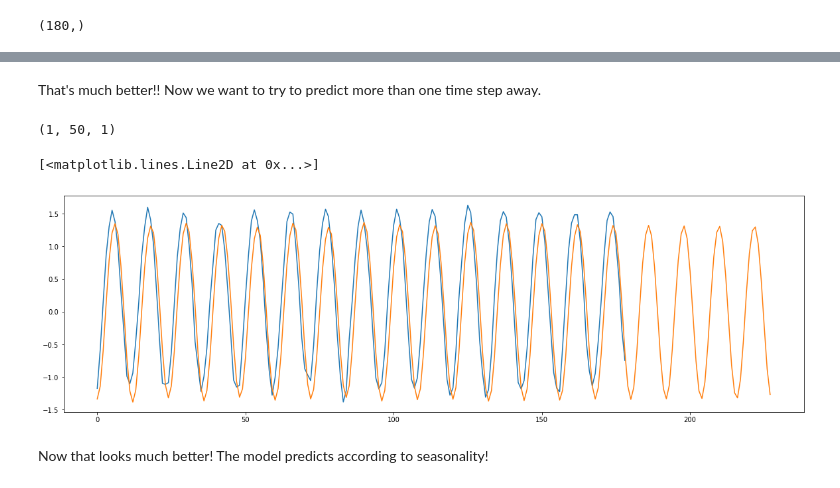
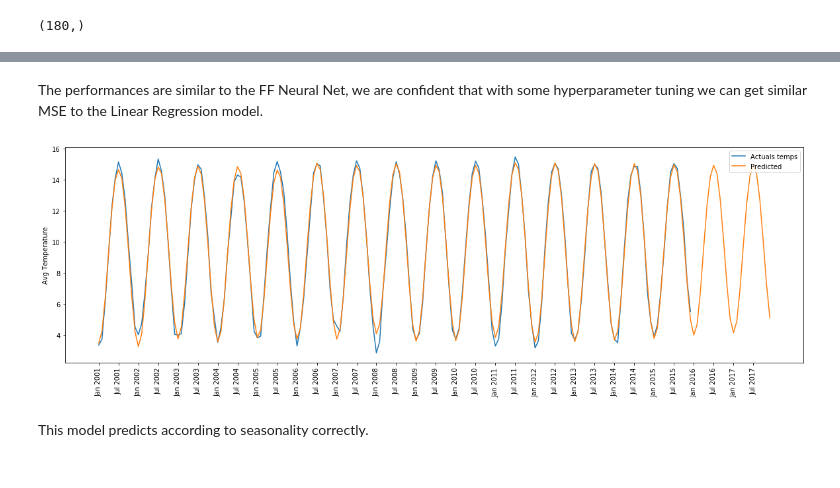
Before and after one commit to santamm/ClimateChange, a Jupyter notebook: Climate_Change_Hackaton.ipynb, the cells around one changed output, grey strips where cells are left out. Cells and saved outputs as stored; diff of their text form; code cells hidden in the pictures.

```diff
--- a/Climate_Change_Hackaton.ipynb
+++ b/Climate_Change_Hackaton.ipynb
@@ -1002,13 +880,13 @@ train_X.shape[1], train_X.shape[2]
 from keras.layers.recurrent import LSTM
 
 
-model = Sequential()
-model.add(LSTM(input_shape = (train_X.shape[1], train_X.shape[2]), output_dim=train_X.shape[1], return_sequences = True))
-model.add(Dropout(0.5))
-model.add(LSTM(256))
-model.add(Dropout(0.5))
-model.add(Dense(1))
-model.add(Activation("linear"))
-model.compile(loss='mean_squared_error', optimizer=Adam(lr=0.005))
-model.summary()
+lstm_model = Sequential()
+lstm_model.add(LSTM(input_shape = (train_X.shape[1], train_X.shape[2]), output_dim=train_X.shape[1], return_sequences = True))
+lstm_model.add(Dropout(0.5))
+lstm_model.add(LSTM(256))
+lstm_model.add(Dropout(0.5))
+lstm_model.add(Dense(1))
+lstm_model.add(Activation("linear"))
+lstm_model.compile(loss='mean_squared_error', optimizer=Adam(lr=0.005))
+lstm_model.summary()
 # %% [output]
@@ -1035,8 +913,8 @@ _________________________________________________________________
 # %%
 import time
 start = time.time()
-model.fit(train_X,train_y, batch_size=128, nb_epoch=20, shuffle=False, validation_data=(test_X, test_y))
-#validation_split=0.1)
+lstm_model.fit(train_X,train_y, batch_size=128, nb_epoch=18, shuffle=False, validation_data=(test_X, test_y))
+
 print("> Compilation Time : ", time.time() - start)
 # %% [output]
 Train on 1140 samples, validate on 180 samples
@@ -1062,7 +947,7 @@ test_X.shape
 (180, 50, 1)
 # %%
 # Doing a prediction on all the test data at once
-y_pred = model.predict(test_X)
+y_pred = lstm_model.predict(test_X)
 y_pred_inv_scaled = sc.inverse_transform(y_pred)
 actuals = sc.inverse_transform(test_y)
 actuals.shape
@@ -1079,30 +964,29 @@ R-Squared: 0.954168
-# %% [markdown]
-That's much better!! Now we want to try to predict more than one time step away.
-# %%
-preds.shape, y_test.shape
-last = preds[-50:].reshape(-1,1)
-last = last[None, :]
-last.shape
-# %% [output]
-(1, 50, 1)
+# %% [markdown]
+The performances are similar to the FF Neural Net, we are confident that with some hyperparameter tuning we can get similar MSE to the Linear Regression model.
 # %%
-predictions.shape, y_test.shape
-last = preds[-50:].reshape(-1,1) # This is the value predicted for 2016
+ext_y_pred = y_pred.copy()
+last = ext_y_pred[-60:].reshape(-1,1) # This is the value predicted for 2016
 
 for i in range(24):
     last = last[None, :]
-    next_month = model.predict(last)
-    preds=np.append(preds, next_month)
-    last = preds[-50:].reshape(-1,1)
+    next_month = lstm_model.predict(last)
+    ext_y_pred=np.append(ext_y_pred, next_month)
+    last = ext_y_pred[-60:].reshape(-1,1)
+
+y_pred_inv_scaled = sc.inverse_transform(ext_y_pred)
+actuals = sc.inverse_transform(y_test)
 
 plt.figure(figsize=(20,6))
-plt.plot(y_test)
-plt.plot(preds)
+plt.ylabel("Avg Temperature")
+plt.plot(actuals, label="Actuals temps")
+plt.plot(y_pred_inv_scaled, label="Predicted")
+plt.legend(loc='upper right')
+plt.xticks(ticks=np.arange(len(y_pred_inv_scaled))[::6], labels=pd.date_range(start='2001-01-01', periods=len(y_pred_inv_scaled), freq = '6MS').strftime('%b %Y'), rotation="vertical")
+plt.show()
 # %% [output]
-[<matplotlib.lines.Line2D at 0x...>]
-[figure, old version]
+[figure, new version]
 # %% [markdown]
-Now that looks much better! The model predicts according to seasonality!
+This model predicts according to seasonality correctly.
 # %%
 def moving_test_window_preds(model, n_future_preds):
 
```
Also changed, not shown: parts of 50 cells of this notebook.
